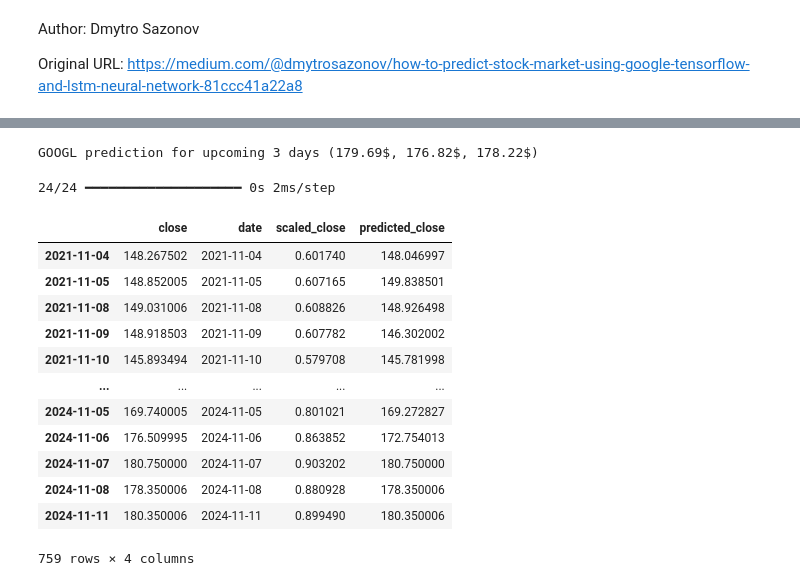
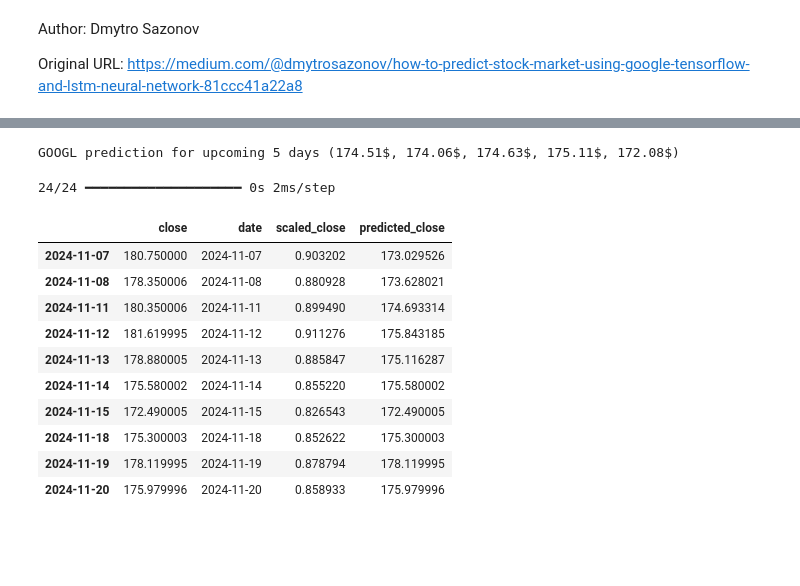
Before and after one commit to anabeatrizreboucas/PO235, a Jupyter notebook: LSTM_stock_prediction.ipynb, the cells around one changed output, grey strips where cells are left out. Cells and saved outputs as stored; diff of their text form; code cells hidden in the pictures; blank space fills up the shorter version.

```diff
--- a/LSTM_stock_prediction.ipynb
+++ b/LSTM_stock_prediction.ipynb
@@ -54,7 +46,7 @@ Warning - Certain functionality
 N_STEPS = 7
 
 # Lookup steps, 1 is the next day, 3 = after tomorrow
-LOOKUP_STEPS = [1, 2, 3]
+LOOKUP_STEPS = [1, 2, 3, 4, 5]
 
 # Stock ticker, GOOGL
 STOCK = 'GOOGL'
@@ -305,39 +297,37 @@ Model: "sequential_1"
 if bool(predictions) == True and len(predictions) > 0:
   predictions_list = [str(d)+'$' for d in predictions]
   predictions_str = ', '.join(predictions_list)
-  message = f'{STOCK} prediction for upcoming 3 days ({predictions_str})'
+  message = f'{STOCK} prediction for upcoming 5 days ({predictions_str})'
 
   print(message)
 # %% [output]
-GOOGL prediction for upcoming 3 days (179.69$, 176.82$, 178.22$)
+GOOGL prediction for upcoming 5 days (174.51$, 174.06$, 174.63$, 175.11$, 172.08$)
 # %%
 # Execute model for the whole history range
 copy_df = init_df.copy()
 y_predicted = model.predict(x_train)
 y_predicted_transformed = np.squeeze(scaler.inverse_transform(y_predicted))
 first_seq = scaler.inverse_transform(np.expand_dims(y_train[:6], axis=1))
-last_seq = scaler.inverse_transform(np.expand_dims(y_train[-3:], axis=1))
+last_seq = scaler.inverse_transform(np.expand_dims(y_train[-5:], axis=1)) ### alterei de -3 para -5
 y_predicted_transformed = np.append(first_seq, y_predicted_transformed)
 y_predicted_transformed = np.append(y_predicted_transformed, last_seq)
 copy_df[f'predicted_close'] = y_predicted_transformed
 # %% [output]
 24/24 ━━━━━━━━━━━━━━━━━━━━ 0s 2ms/step
 # %%
-copy_df
+copy_df.tail(10)
 # %% [output]
 |  | close | date | scaled_close | predicted_close |
-| 2021-11-04 | 148.267502 | 2021-11-04 | 0.601740 | 148.046997 |
-| 2021-11-05 | 148.852005 | 2021-11-05 | 0.607165 | 149.838501 |
-| 2021-11-08 | 149.031006 | 2021-11-08 | 0.608826 | 148.926498 |
-| 2021-11-09 | 148.918503 | 2021-11-09 | 0.607782 | 146.302002 |
-| 2021-11-10 | 145.893494 | 2021-11-10 | 0.579708 | 145.781998 |
-| ... | ... | ... | ... | ... |
-| 2024-11-05 | 169.740005 | 2024-11-05 | 0.801021 | 169.272827 |
-| 2024-11-06 | 176.509995 | 2024-11-06 | 0.863852 | 172.754013 |
-| 2024-11-07 | 180.750000 | 2024-11-07 | 0.903202 | 180.750000 |
-| 2024-11-08 | 178.350006 | 2024-11-08 | 0.880928 | 178.350006 |
-| 2024-11-11 | 180.350006 | 2024-11-11 | 0.899490 | 180.350006 |
+| 2024-11-07 | 180.750000 | 2024-11-07 | 0.903202 | 173.029526 |
+| 2024-11-08 | 178.350006 | 2024-11-08 | 0.880928 | 173.628021 |
+| 2024-11-11 | 180.350006 | 2024-11-11 | 0.899490 | 174.693314 |
+| 2024-11-12 | 181.619995 | 2024-11-12 | 0.911276 | 175.843185 |
+| 2024-11-13 | 178.880005 | 2024-11-13 | 0.885847 | 175.116287 |
+| 2024-11-14 | 175.580002 | 2024-11-14 | 0.855220 | 175.580002 |
+| 2024-11-15 | 172.490005 | 2024-11-15 | 0.826543 | 172.490005 |
+| 2024-11-18 | 175.300003 | 2024-11-18 | 0.852622 | 175.300003 |
+| 2024-11-19 | 178.119995 | 2024-11-19 | 0.878794 | 178.119995 |
+| 2024-11-20 | 175.979996 | 2024-11-20 | 0.858933 | 175.979996 |
-759 rows × 4 columns
 # %%
 # Add predicted results to the table
 date_now = dt.date.today()
```
Also changed, not shown: parts of 9 cells of this notebook, 22 other files.
